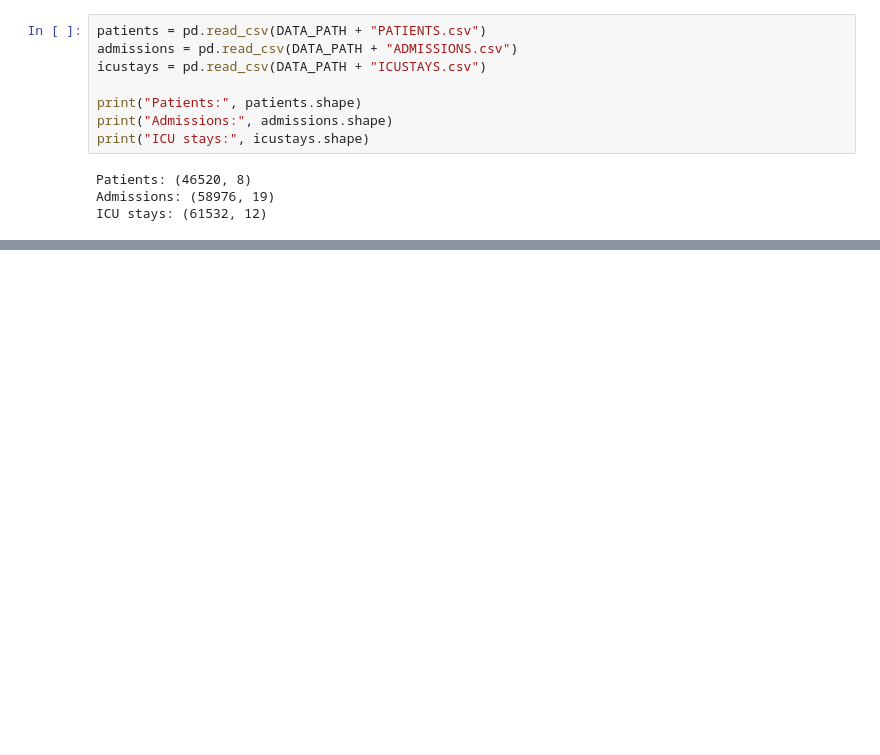
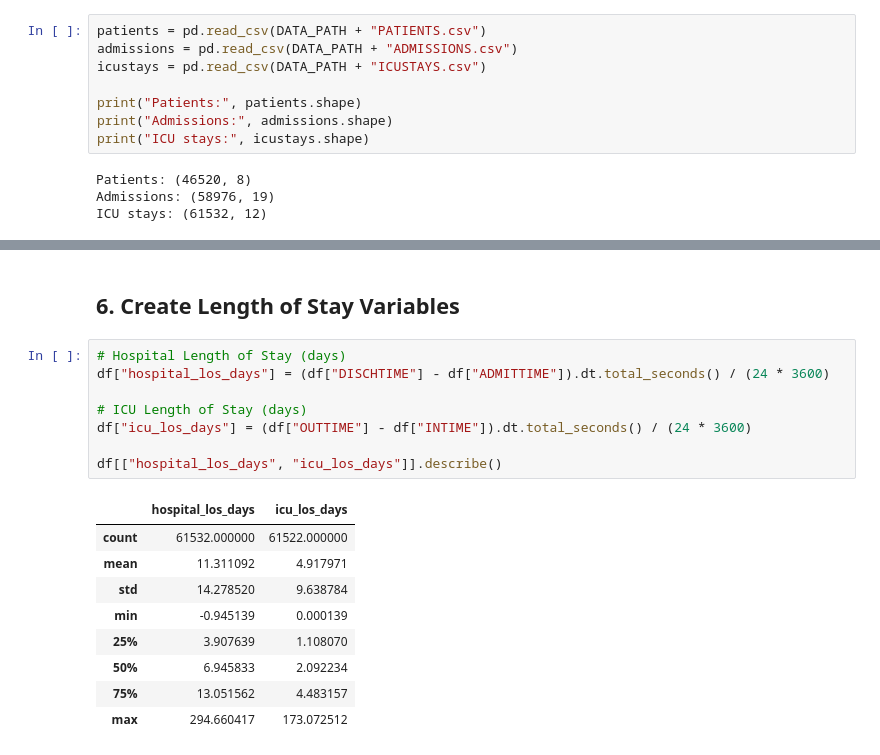
Before and after one commit to ihanprasetyo/mimic-los-prediction-tutorial, a Jupyter notebook: mimic_los_prediction.ipynb, the cells around one changed output, grey strips where cells are left out. Saved outputs shown, nothing was run; the diff lists cells and outputs as text; blank space fills up the shorter version.

```diff
--- a/mimic_los_prediction.ipynb
+++ b/mimic_los_prediction.ipynb
@@ -47,0 +90,20 @@ ICU stays: (61532, 12)
+# %% [markdown]
+## 6. Create Length of Stay Variables
+# %%
+# Hospital Length of Stay (days)
+df["hospital_los_days"] = (df["DISCHTIME"] - df["ADMITTIME"]).dt.total_seconds() / (24 * 3600)
+
+# ICU Length of Stay (days)
+df["icu_los_days"] = (df["OUTTIME"] - df["INTIME"]).dt.total_seconds() / (24 * 3600)
+
+df[["hospital_los_days", "icu_los_days"]].describe()
+# %% [output]
+|  | hospital_los_days | icu_los_days |
+| count | 61532.000000 | 61522.000000 |
+| mean | 11.311092 | 4.917971 |
+| std | 14.278520 | 9.638784 |
+| min | -0.945139 | 0.000139 |
+| 25% | 3.907639 | 1.108070 |
+| 50% | 6.945833 | 2.092234 |
+| 75% | 13.051562 | 4.483157 |
+| max | 294.660417 | 173.072512 |
```
Also changed, not shown: parts of 6 cells of this notebook.
